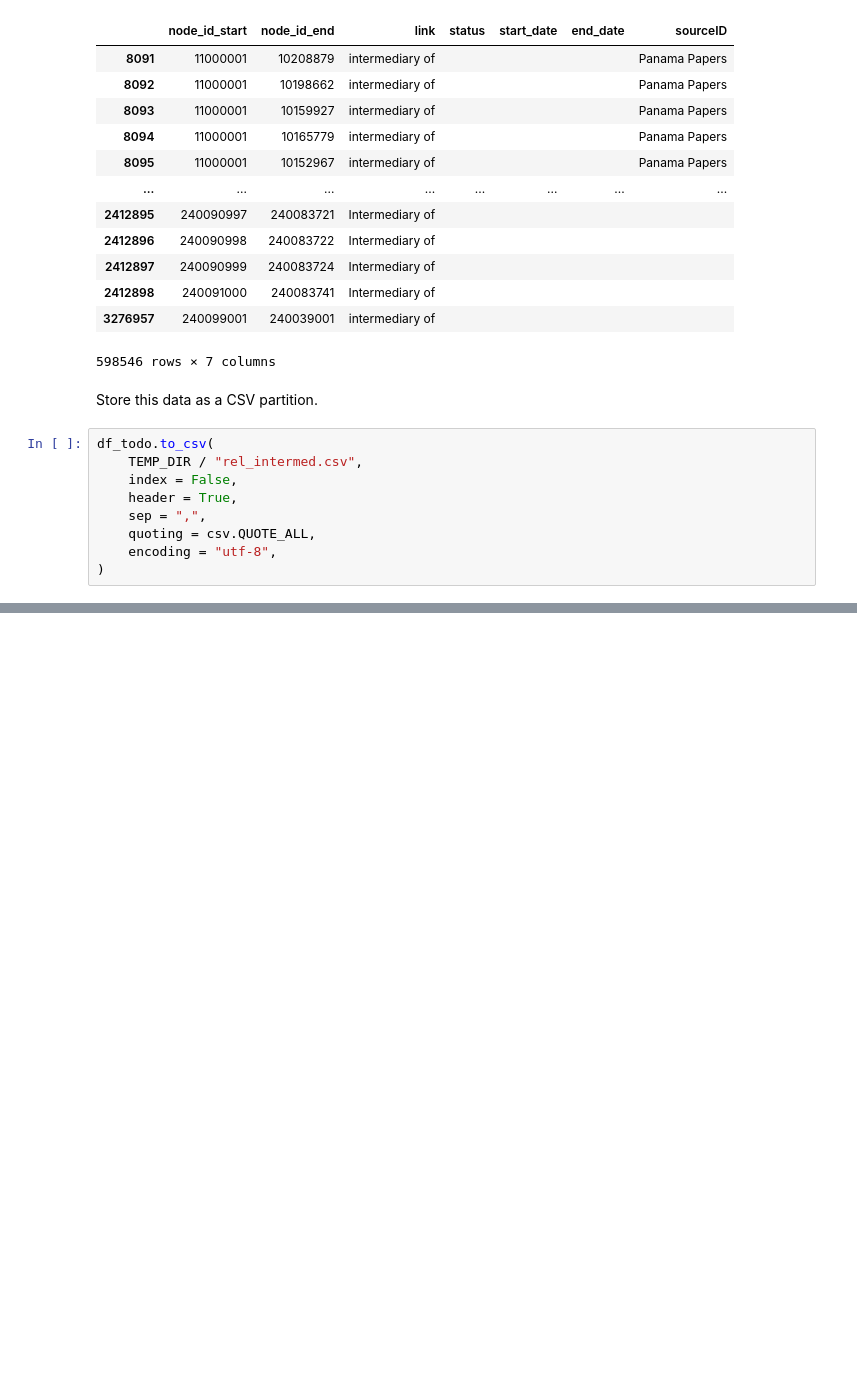
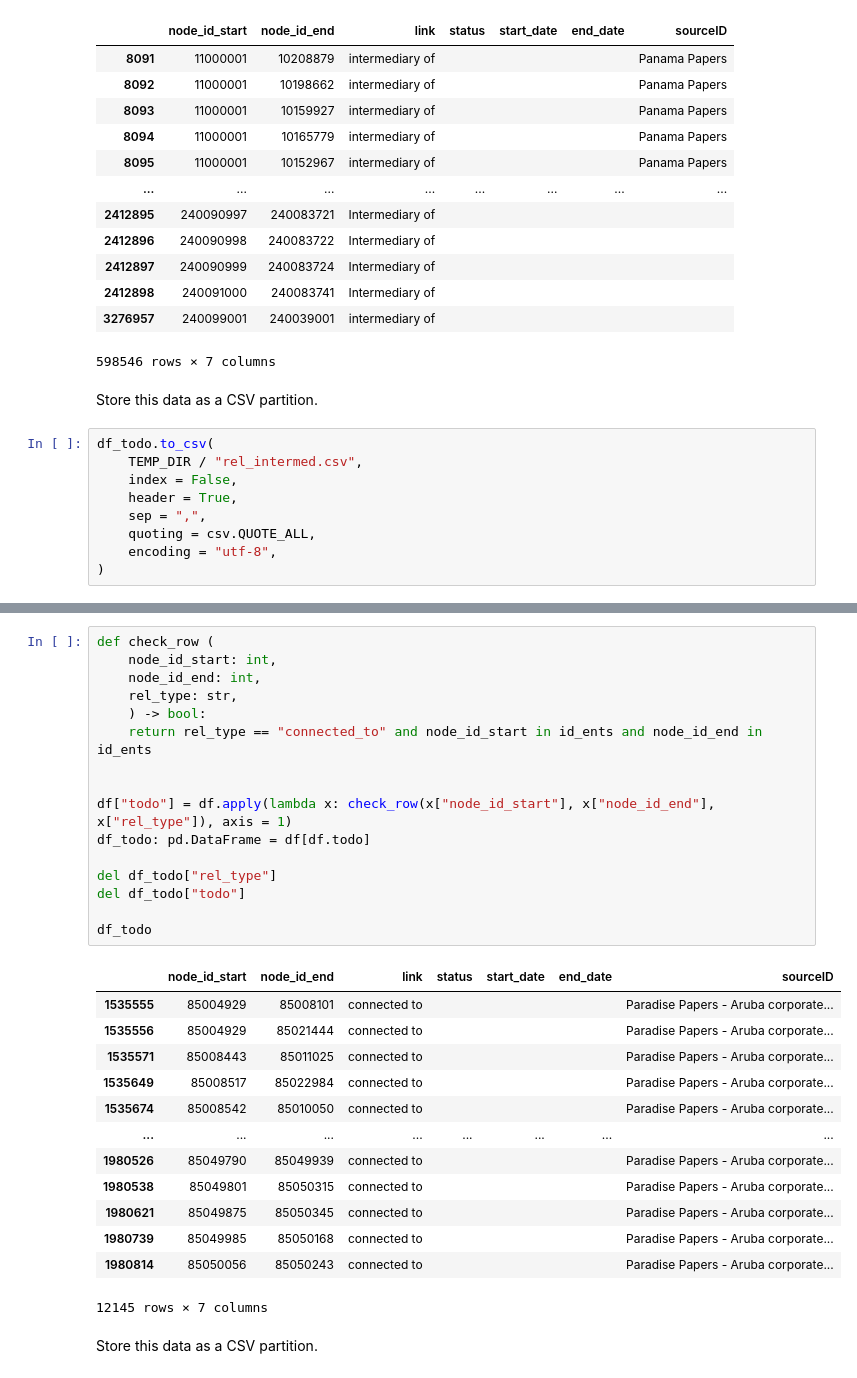
Before and after one commit to louisguitton/ERKG, a Jupyter notebook: icij/prep_data.ipynb, the cells around one changed output, grey strips where cells are left out. Drawn from its saved outputs; the diff is of its cells as text; blank space fills up the shorter version.

```diff
--- a/icij/prep_data.ipynb
+++ b/icij/prep_data.ipynb
@@ -1022,0 +1049,32 @@ df_todo.to_csv(
+# %%
+def check_row (
+    node_id_start: int,
+    node_id_end: int,
+    rel_type: str,
+    ) -> bool:
+    return rel_type == "connected_to" and node_id_start in id_ents and node_id_end in id_ents
+
+
+df["todo"] = df.apply(lambda x: check_row(x["node_id_start"], x["node_id_end"], x["rel_type"]), axis = 1)
+df_todo: pd.DataFrame = df[df.todo]
+
+del df_todo["rel_type"]
+del df_todo["todo"]
+
+df_todo
+# %% [output]
+|  | node_id_start | node_id_end | link | status | start_date | end_date | sourceID |
+| 1535555 | 85004929 | 85008101 | connected to |  |  |  | Paradise Papers - Aruba corporate... |
+| 1535556 | 85004929 | 85021444 | connected to |  |  |  | Paradise Papers - Aruba corporate... |
+| 1535571 | 85008443 | 85011025 | connected to |  |  |  | Paradise Papers - Aruba corporate... |
+| 1535649 | 85008517 | 85022984 | connected to |  |  |  | Paradise Papers - Aruba corporate... |
+| 1535674 | 85008542 | 85010050 | connected to |  |  |  | Paradise Papers - Aruba corporate... |
+| ... | ... | ... | ... | ... | ... | ... | ... |
+| 1980526 | 85049790 | 85049939 | connected to |  |  |  | Paradise Papers - Aruba corporate... |
+| 1980538 | 85049801 | 85050315 | connected to |  |  |  | Paradise Papers - Aruba corporate... |
+| 1980621 | 85049875 | 85050345 | connected to |  |  |  | Paradise Papers - Aruba corporate... |
+| 1980739 | 85049985 | 85050168 | connected to |  |  |  | Paradise Papers - Aruba corporate... |
+| 1980814 | 85050056 | 85050243 | connected to |  |  |  | Paradise Papers - Aruba corporate... |
+12145 rows × 7 columns
+# %% [markdown]
+Store this data as a CSV partition.
```
Also changed, not shown: parts of 24 cells of this notebook, 1 other file.
